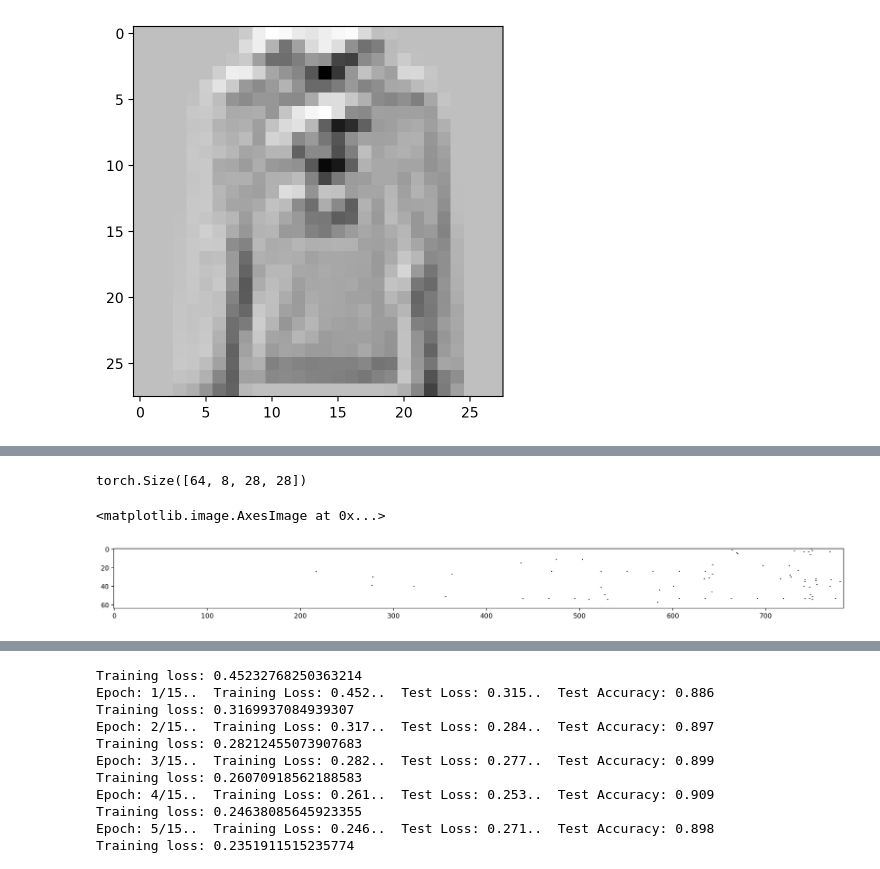
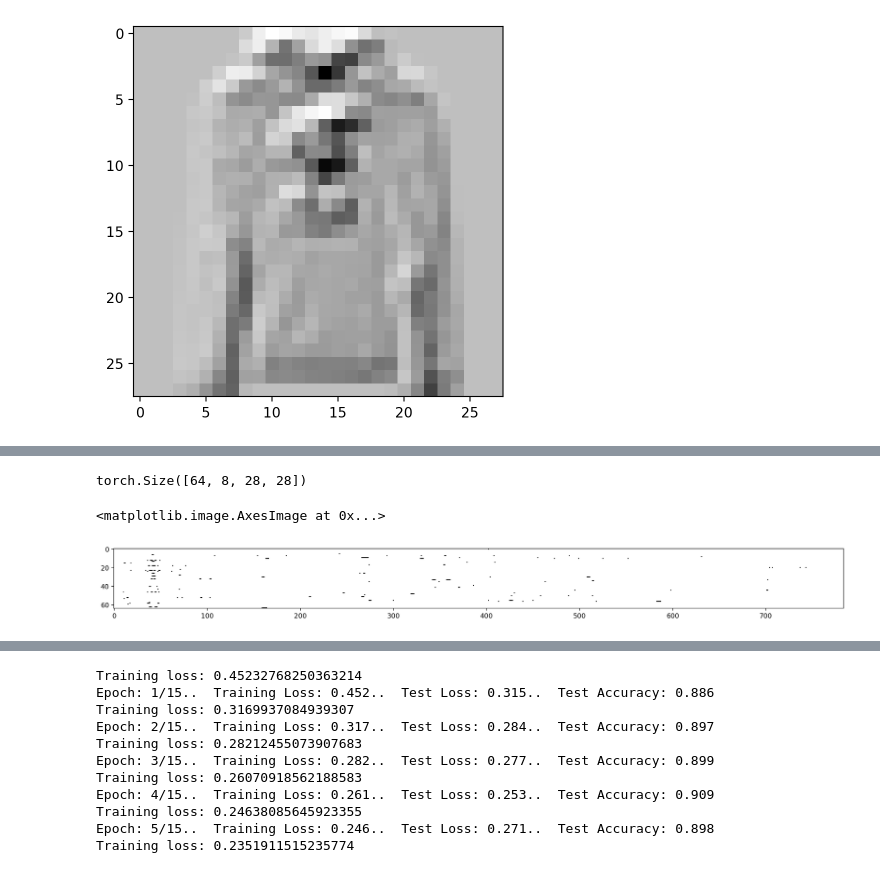
Before and after one commit to mainakbiswas/reading, a Jupyter notebook: Mainak class 3 - Convolution and batch norm.ipynb, the cells around one changed output, grey strips where cells are left out. Drawn from its saved outputs; the diff is of its cells as text; code cells hidden in the pictures.

```diff
--- a/Mainak class 3 - Convolution and batch norm.ipynb
+++ b/Mainak class 3 - Convolution and batch norm.ipynb
@@ -440,12 +421,12 @@ plt.hist(conv1_output.view(-1).tolist(), 100)
 # %%
 print(activation1.shape)
 plt.figure(figsize=(20,10))
-kernel_num = 5 # vary this to see if there are dead neurons
+kernel_num = 6 # vary this to see if there are dead neurons
 plt.imshow((activation1[:,kernel_num,:,:] == 0).view(activation1[:,kernel_num,:,:].shape[0], - 1), cmap="gray", interpolation="nearest")
 # %% [output]
 torch.Size([64, 8, 28, 28])
 <matplotlib.image.AxesImage at 0x...>
-[figure, old version]
+[figure, new version]
 # %%
 plt.hist(conv1_output[:,kernel_num,:,:].reshape(-1).tolist(), 50)
 # %% [output]
```
Also changed, not shown: parts of 24 cells of this notebook.
